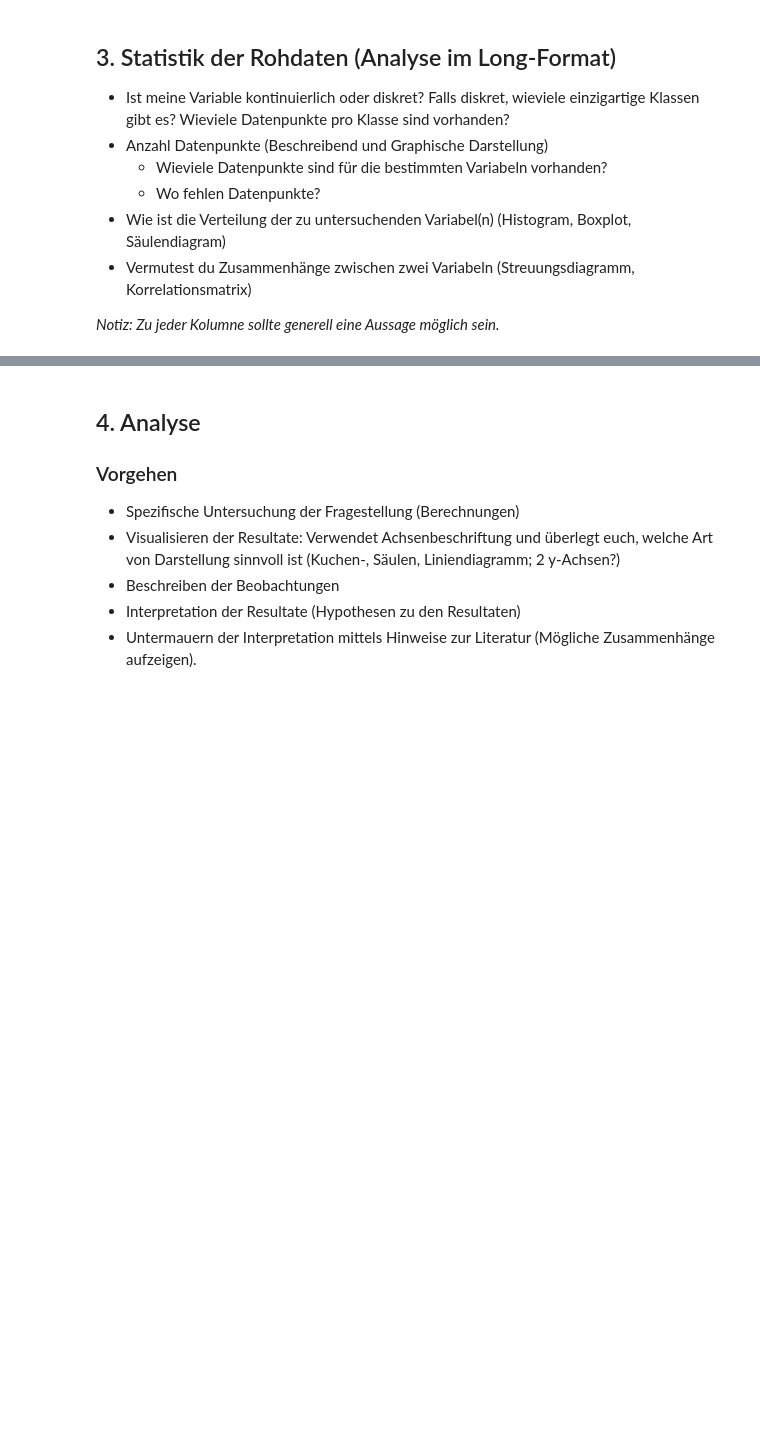
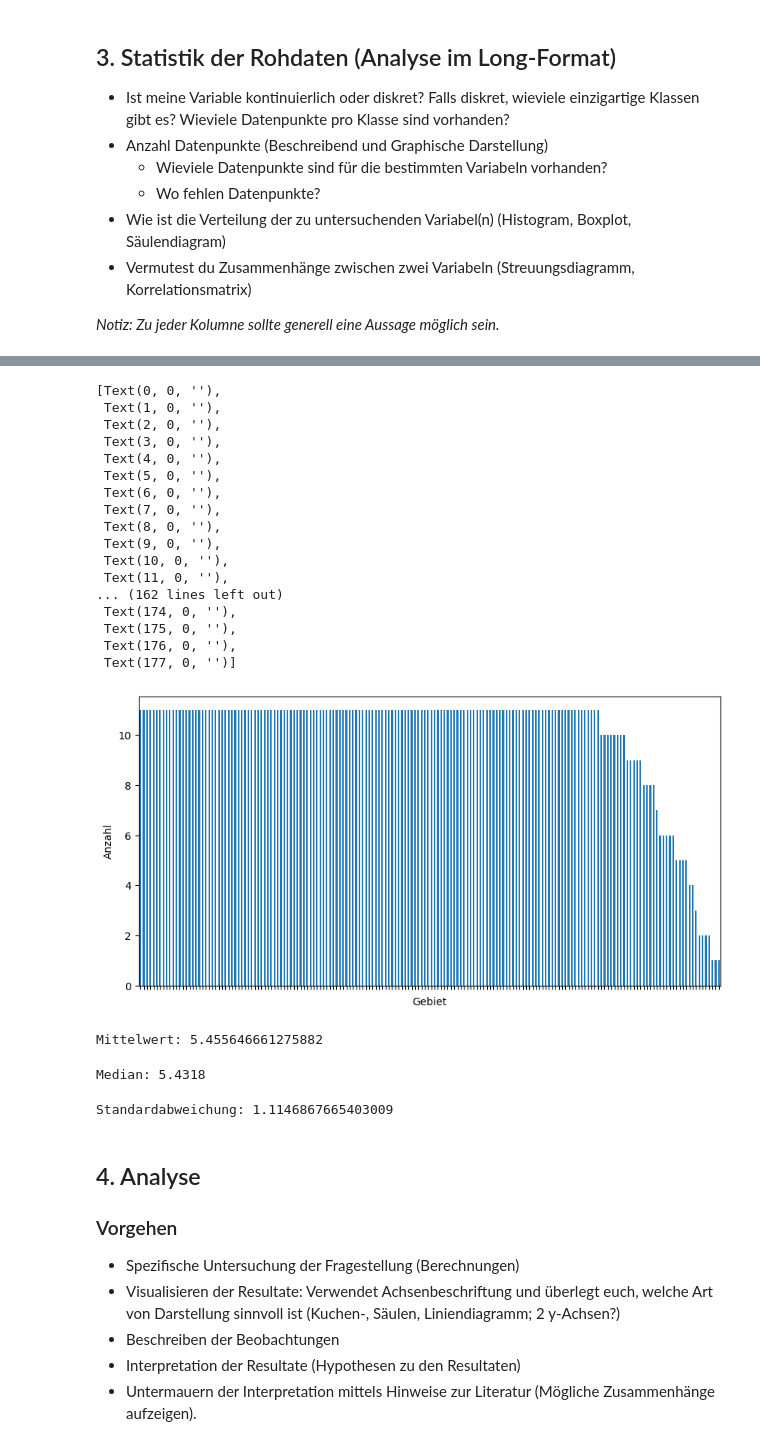
Before and after one commit to Elena-avk/elena, a Jupyter notebook: LN_Python_Elena_Yasemin.ipynb, the cells around one changed output, grey strips where cells are left out. Cells and saved outputs as stored; diff of their text form; code cells hidden in the pictures; blank space fills up the shorter version.

```diff
--- a/LN_Python_Elena_Yasemin.ipynb
+++ b/LN_Python_Elena_Yasemin.ipynb
@@ -76,3 +122,37 @@ df_pivot.head()
+# %%
+ax = df['Gebiet'].value_counts().plot(kind='bar',ylabel='Anzahl',figsize= (10,5))
+ax.set_xticklabels([])
+# %% [output]
+[Text(0, 0, ''),
+ Text(1, 0, ''),
+ Text(2, 0, ''),
+ Text(3, 0, ''),
+ Text(4, 0, ''),
+ Text(5, 0, ''),
+ Text(6, 0, ''),
+ Text(7, 0, ''),
+ Text(8, 0, ''),
+ Text(9, 0, ''),
+ Text(10, 0, ''),
+ Text(11, 0, ''),
+... (162 lines left out)
+ Text(174, 0, ''),
+ Text(175, 0, ''),
+ Text(176, 0, ''),
+ Text(177, 0, '')]
+[figure, added]
+# %%
+print('Mittelwert:', df['score'].mean())
+# %% [output]
+Mittelwert: 5.455646661275882
+# %%
+print('Median:', df['score'].median())
+# %% [output]
+Median: 5.4318
+# %%
+print('Standardabweichung:', df['score'].std())
+# %% [output]
+Standardabweichung: 1.1146867665403009
 # %% [markdown]
 ## 4. Analyse
 
```
Also changed, not shown: parts of 6 cells of this notebook.
